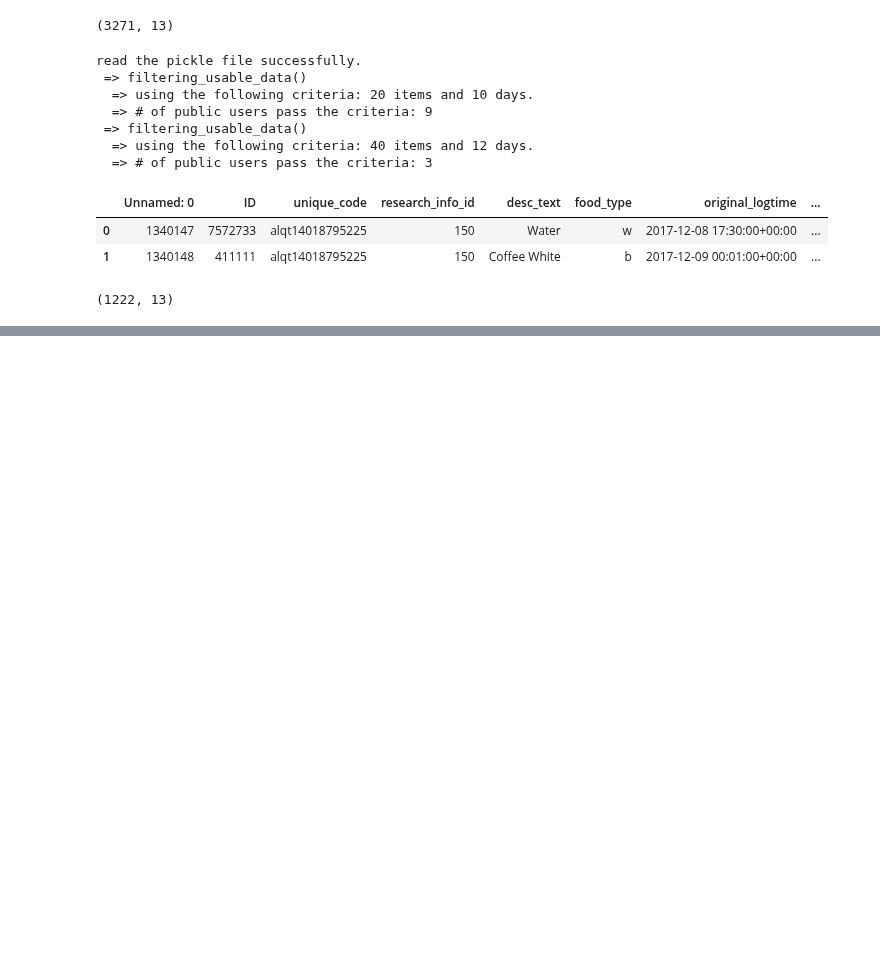
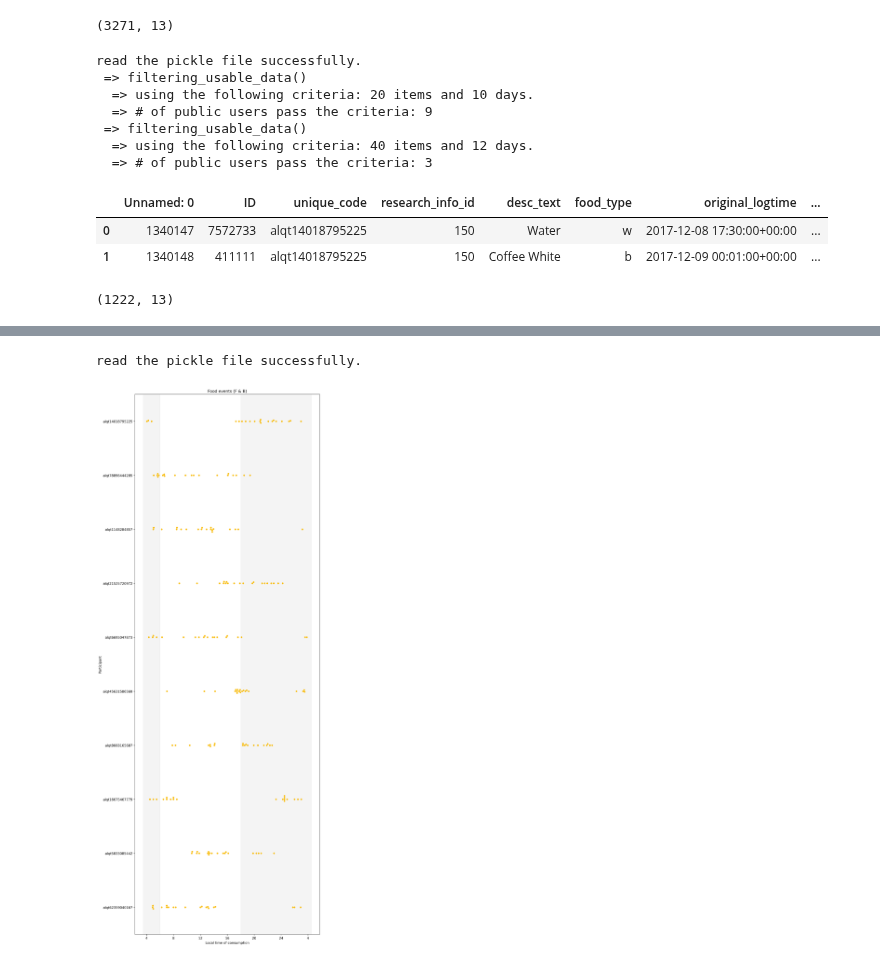
Before and after one commit to tktran11/treets, a Jupyter notebook: 00_core.ipynb, the cells around one changed output, grey strips where cells are left out. Cells and saved outputs as stored; diff of their text form; code cells hidden in the pictures; blank space fills up the shorter version.

```diff
--- a/00_core.ipynb
+++ b/00_core.ipynb
@@ -1165,3 +1170,8 @@ read the pickle file successfully.
+# %%
+swarmplot('data/output/public.pickle', 20,'unique_code', 'date', 'local_time')
+# %% [output]
+read the pickle file successfully.
+[figure, added]
 # %%
 # export
 class FoodParser():
```
Also changed, not shown: parts of 44 cells of this notebook, 8 other files.
